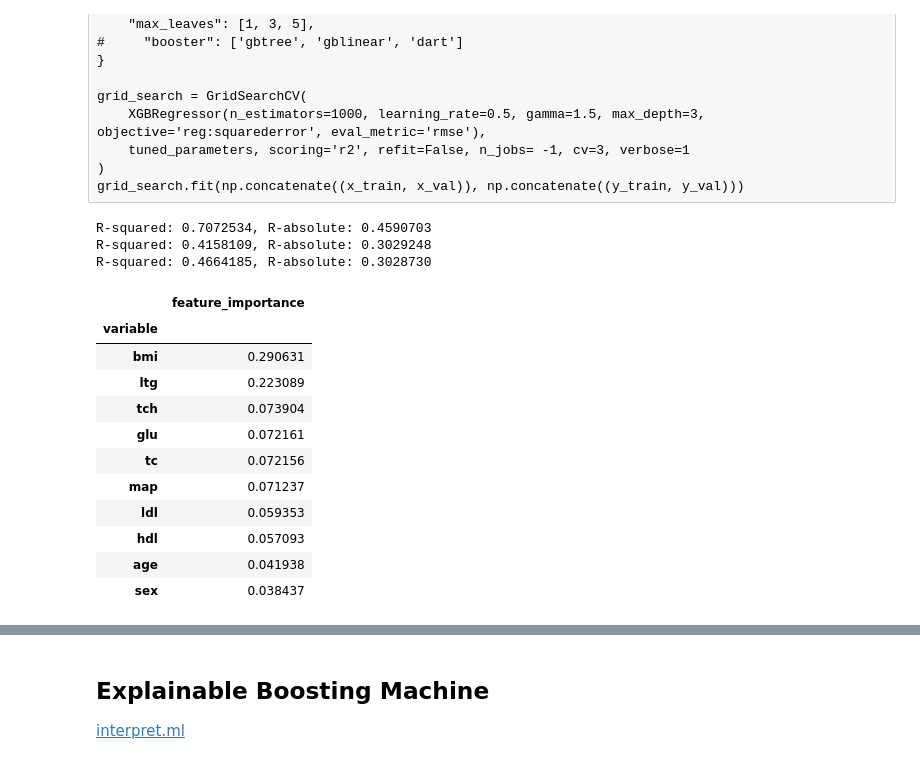
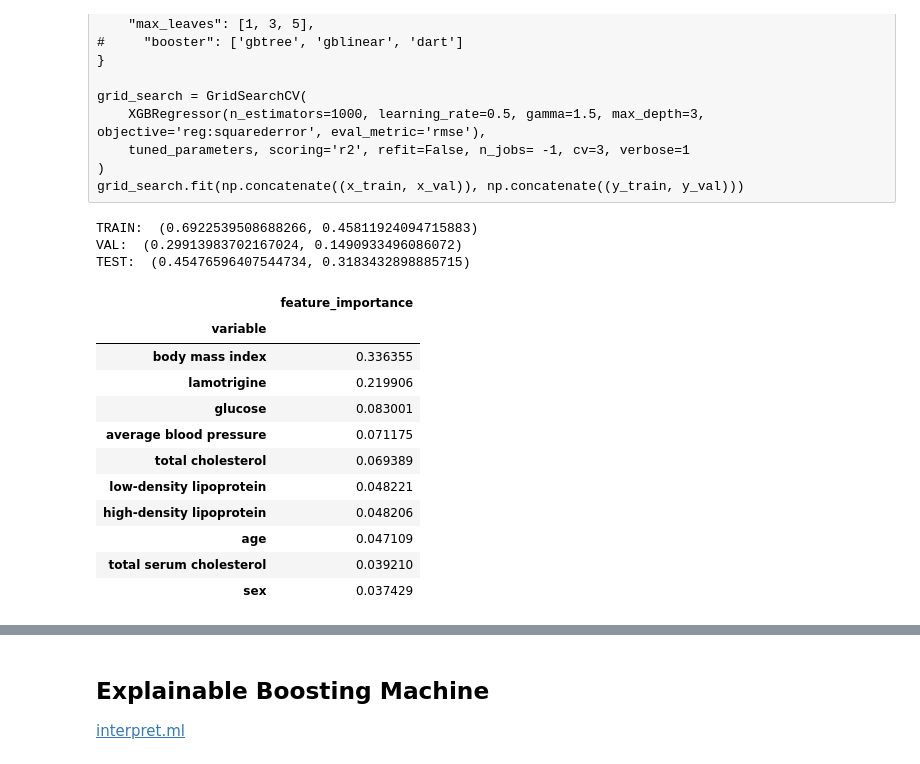
Before and after one commit to suvrajit94/HONAM, a Jupyter notebook: diabetes_progression.ipynb, the cells around one changed output, grey strips where cells are left out. Drawn from its saved outputs; the diff is of its cells as text; code cells hidden in the pictures.

```diff
--- a/diabetes_progression.ipynb
+++ b/diabetes_progression.ipynb
@@ -98,11 +105,11 @@ fig.show()
 # Data pre-processing
 # %%
 from load_data import load_diabetes_data
-columns, (x_train, y_train), (x_val, y_val), (x_test, y_test) = load_diabetes_data()
+columns, (x_raw_train, y_raw_train), (x_raw_val, y_raw_val), (x_raw_test, y_raw_test) = load_diabetes_data()
 print('COLUMNS: ', columns)
-print('training set: ', x_train.shape, y_train.shape)
-print('validation set: ', x_val.shape, y_val.shape)
-print('test set: ', x_test.shape, y_test.shape)
+print('training set: ', x_raw_train.shape, y_raw_train.shape)
+print('validation set: ', x_raw_val.shape, y_raw_val.shape)
+print('test set: ', x_raw_test.shape, y_raw_test.shape)
 # %% [output]
 COLUMNS:  ['age', 'sex', 'bmi', 'map', 'tc', 'ldl', 'hdl', 'tch', 'ltg', 'glu']
 training set:  (266, 10) (266, 1)
@@ -111,7 +118,7 @@ test set:  (88, 10) (88, 1)
 # %%
 task = 'regression'
 device = torch.device("cuda:0" if torch.cuda.is_available() else "cpu")
-batch_size = int(np.ceil(x_train.shape[0] / 100))
+batch_size = int(np.ceil(x_raw_train.shape[0] / 100))
 print(f'task={task}: device is {device} and batch size is {batch_size}')
 # %% [output]
 task=regression: device is cpu and batch size is 3
@@ -119,10 +126,10 @@ task=regression: device is cpu and batch size is 3
 from load_data import load_diabetes_data
 from preprocessor import Preprocessor
 
-preprocessor = Preprocessor(task=task, n_quantiles=x_train.shape[0])
-x_train, y_train = preprocessor.fit_transform(x_train, y_train)
-x_val, y_val = preprocessor.transform(x_val, y_val)
-x_test, y_test = preprocessor.transform(x_test, y_test)
+preprocessor = Preprocessor(task=task, n_quantiles=x_raw_train.shape[0])
+x_train, y_train = preprocessor.fit_transform(x_raw_train, y_raw_train)
+x_val, y_val = preprocessor.transform(x_raw_val, y_raw_val)
+x_test, y_test = preprocessor.transform(x_raw_test, y_raw_test)
 # %% [raw]
 transformed_df = pd.DataFrame(np.concatenate((x_train, x_val, x_test)), columns=columns)
 transformed_df['y'] = np.concatenate((y_train, y_val, y_test))
@@ -432,7 +462,7 @@ train_model_input = dict(zip(columns, x_train.T))
 val_model_input = dict(zip(columns, x_val.T))
 test_model_input = dict(zip(columns, x_test.T))
 
-dcn = DCN(linear_feature_columns=feature_columns, dnn_feature_columns=feature_columns, dnn_hidden_units=[16, 32, 16], dnn_dropout=0.5, l2_reg_linear=0.0001, l2_reg_embedding=0.0001, l2_reg_cross=0.0001, l2_reg_dnn=0.00001, task='regression', device=device)
+dcn = DCN(linear_feature_columns=feature_columns, dnn_feature_columns=feature_columns, dnn_hidden_units=[16, 32, 16], dnn_dropout=0.5, l2_reg_linear=0.0001, l2_reg_embedding=0.0001, l2_reg_cross=0.0001, l2_reg_dnn=0.2, task='regression', device=device)
 dcn.compile("adam", "mse", metrics=['mse'])
 dcn.fit(train_model_input, y_train, validation_data=(val_model_input, y_val), epochs=1000)
 # %% [output]
@@ -533,25 +563,27 @@ grid_search.fit(np.concatenate((x_train, x_val)), np.concatenate((y_train, y_val
 # %%
 from xgboost import XGBRegressor
 xgb = XGBRegressor(n_estimators=1000, learning_rate=0.01, gamma=1.5, max_depth=3, objective='reg:squarederror', eval_metric='rmse')
 xgb.fit(x_train, y_train)
 
-evaluate(y_train, xgb.predict(x_train), task)
-evaluate(y_val, xgb.predict(x_val), task)
-evaluate(y_test, xgb.predict(x_test), task)
-pd.DataFrame([(col, coefficient) for col, coefficient in zip(columns, xgb.feature_importances_)], columns=['variable', 'feature_importance']).set_index(['variable']).sort_values(by=['feature_importance'], ascending=False)
+print("TRAIN: ", evaluate(y_train, xgb.predict(x_train), task))
+print("VAL: ", evaluate(y_val, xgb.predict(x_val), task))
+print("TEST: ", evaluate(y_test, xgb.predict(x_test), task))
+xgb_df = pd.DataFrame([(col, coefficient) for col, coefficient in zip(columns, xgb.feature_importances_)], columns=['variable', 'feature_importance'])
+xgb_df['variable'] = xgb_df['variable'].apply(lambda x: labels[x])
+xgb_df.set_index(['variable']).sort_values(by=['feature_importance'], ascending=False)
 # %% [output]
-R-squared: 0.7072534, R-absolute: 0.4590703
-R-squared: 0.4158109, R-absolute: 0.3029248
-R-squared: 0.4664185, R-absolute: 0.3028730
+TRAIN:  (0.6922539508688266, 0.45811924094715883)
+VAL:  (0.29913983702167024, 0.1490933496086072)
+TEST:  (0.45476596407544734, 0.3183432898885715)
 |  | feature_importance |
 | variable |  |
-| bmi | 0.290631 |
-| ltg | 0.223089 |
-| tch | 0.073904 |
-| glu | 0.072161 |
-| tc | 0.072156 |
-| map | 0.071237 |
-| ldl | 0.059353 |
-| hdl | 0.057093 |
-| age | 0.041938 |
-| sex | 0.038437 |
+| body mass index | 0.336355 |
+| lamotrigine | 0.219906 |
+| glucose | 0.083001 |
+| average blood pressure | 0.071175 |
+| total cholesterol | 0.069389 |
+| low-density lipoprotein | 0.048221 |
+| high-density lipoprotein | 0.048206 |
+| age | 0.047109 |
+| total serum cholesterol | 0.039210 |
+| sex | 0.037429 |
```
Also changed, not shown: parts of 16 cells of this notebook, 1 other file.
